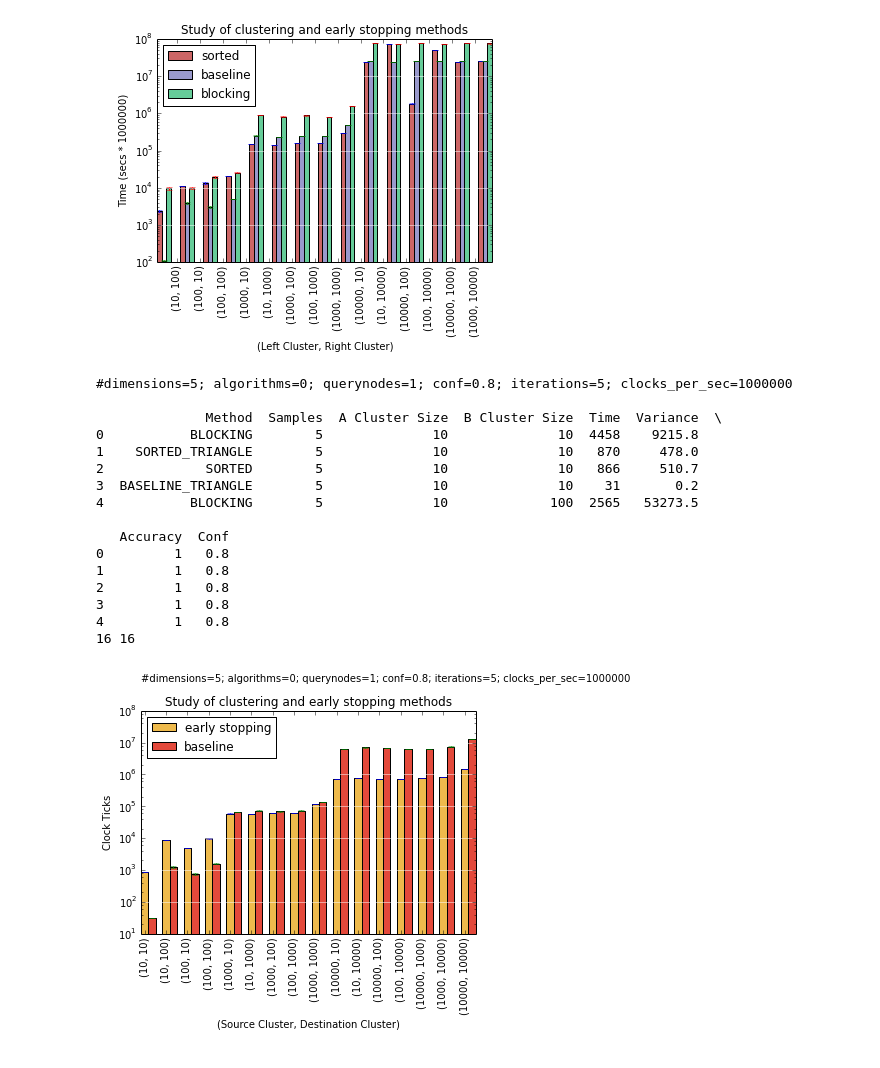
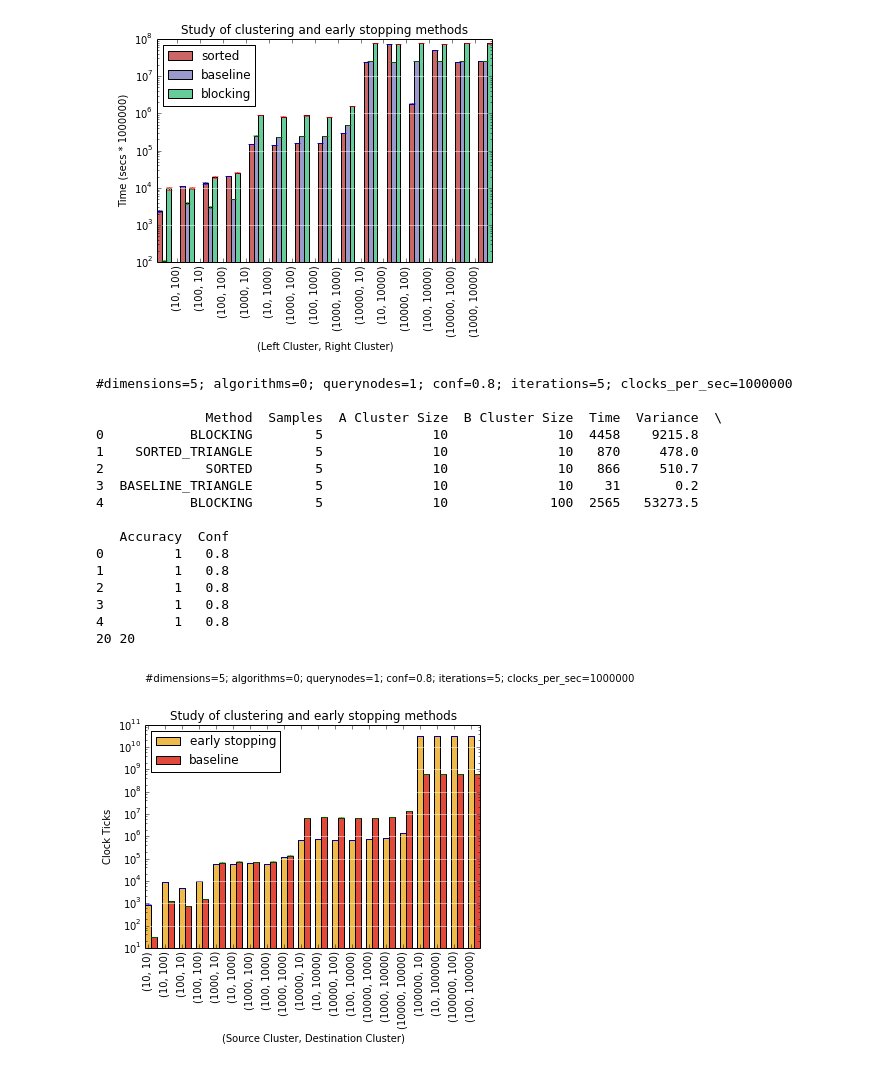
Before and after one commit to cegme/qdstreaming, a Jupyter notebook: code/c/clusteringtest.ipynb, the cells around one changed output. Cells and saved outputs as stored; diff of their text form; code cells hidden in the pictures.

```diff
--- a/code/c/clusteringtest.ipynb
+++ b/code/c/clusteringtest.ipynb
@@ -142,34 +142,34 @@ def buildchart2(filename):
     plt.ylabel("Clock Ticks")
     plt.xlabel("(Source Cluster, Destination Cluster)")
 
-    plt.annotate(params, xy=(0,200), xycoords='data', textcoords='offset points')
+    plt.annotate(params, xy=(0,225), xycoords='data', textcoords='offset points')
 
     p1 = plt.bar(ind, map(lambda x: x[5], xsorted), width, color='#EEBA4C',\
                  yerr=map(lambda x: sqrt(float(x[6])), xsorted), log=True)
     p2 = plt.bar(ind+width, map(lambda x: x[5], xbase_triangle), width, color='#E3493B',\
                  yerr=map(lambda x: sqrt(float(x[6])), xbase_triangle), log=True)
 
 
     plt.legend((p1[0], p2[0]), ('early stopping', 'baseline'), loc=2)
     plt.grid(axis = 'y', color ='white', linestyle='-')
 
 
 buildchart2('sortedtest9.csv')
 # %% [output]
 #dimensions=5; algorithms=0; querynodes=1; conf=0.8; iterations=5; clocks_per_sec=1000000
 
               Method  Samples  A Cluster Size  B Cluster Size  Time  Variance  \
 0           BLOCKING        5              10              10  4458    9215.8
 1    SORTED_TRIANGLE        5              10              10   870     478.0
 2             SORTED        5              10              10   866     510.7
 3  BASELINE_TRIANGLE        5              10              10    31       0.2
 4           BLOCKING        5              10             100  2565   53273.5
 
    Accuracy  Conf
 0         1   0.8
 1         1   0.8
 2         1   0.8
 3         1   0.8
 4         1   0.8
-16 16
+20 20
-[figure, old version]
+[figure, new version]
```
Also changed, not shown: 10 other files.
